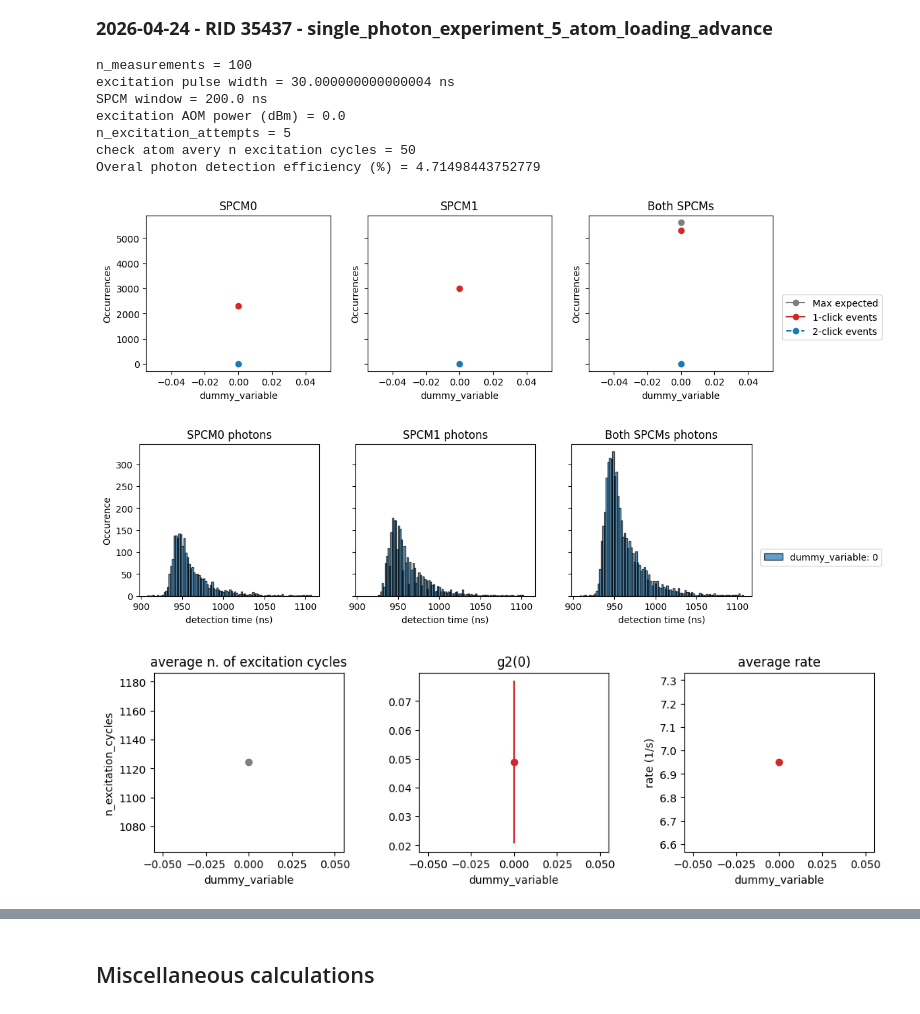
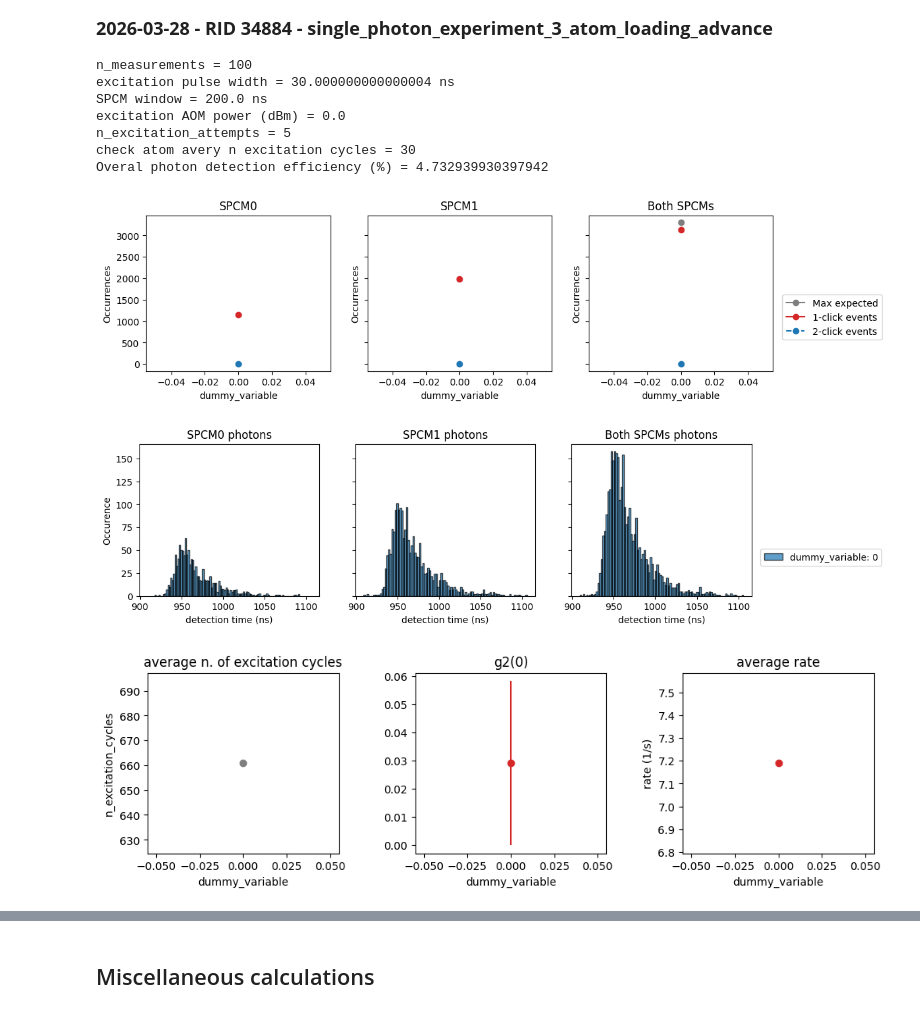
Before and after one commit to QuantumQuadrate/qn_artiq_routines, a Jupyter notebook: Analysis/Single photon analysis/singe_photon_analysis_2025.ipynb, the cells around one changed output, grey strips where cells are left out. Cells and saved outputs as stored; diff of their text form; code cells hidden in the pictures.

```diff
--- a/Analysis/Single photon analysis/singe_photon_analysis_2025.ipynb
+++ b/Analysis/Single photon analysis/singe_photon_analysis_2025.ipynb
@@ -0,0 +646,12 @@
+# %%
+"""
+Distribution of n_excitation_cycles.
+
+"""
+data = n_excitation_cycles[0:]
+
+plt.hist(data, bins=200, edgecolor='black', alpha=0.7, log=False)
+plt.xlabel("n_excitation_cycles")
+plt.ylabel("# of events")
+plt.title("Distribution of n_excitation_cycles")
+plt.show()
@@ -4,7 +827,7 @@ Valid for experiments from 2025-04-08 until ...
 
 Compared to the one below, I have added the histogram of BothSPCMs. Since 2025-04-08, I added BothSPCMs_RO1 and BothSPCMs_RO2 datasets and they should be used to check for atom loading and calculate retention. This is because with PBS in node 1, SPCM0_RO1 and 2 depend on the waveplates angles and the average of SPCM0 and SPCM1 should be used.
 # %%
-date_filters = ["2026-04-24"]
+date_filters = ["2026-03-28"]
 
 from matplotlib import pyplot as plt
 import matplotlib as mpl
@@ -70,7 +891,7 @@ file 11 (C:\Networking Experiment\artiq codes\artiq-master\results\2026-04-24\11
 # %%
 ### the file(s) to analyze:
 file_indices = {
-    10:'',
+    6:'',
 }
 
 compare = True # compare multiple files in the same retention and loading plots
@@ -419,24 +1240,6 @@ if scan_variable1_name == 'dummy_variable':
     iterations = 1
     scan_sequence1 = [0]
 
-
-
-### When max_clicks = 1, each SPCM timestamp dataset becomes effectively one column. This function adds a dummy column to keep the shape of
-### the array even when max_clicks = 1. Otherwise, the code breaks when max_clicks = 1.
-def make_2d_tStamps(arr):
-    arr = np.asarray(arr)
-    if arr.ndim == 1:
-        arr = arr.reshape(-1, 1)
-    if arr.shape[1] == 1:
-        # explicitly add missing 2nd column
-        arr = np.hstack((arr, -1 * np.ones((arr.shape[0], 1))))
-    return arr
-
-
-
-
-
-
 ## To look at specific iterations, you can select in scan_sequence_1, for example scan_sequence1 = [0,2]. For now, the first element has to be 0.
 # scan_sequence1 = [0,4]
 # iterations = len(scan_sequence1)
@@ -477,46 +1280,21 @@ end_indices = np.cumsum(n_tStamps_iAll)
 start_indices = np.insert(end_indices[:-1], 0, 0) ### prepend a 0 for the starting index
 
 for i in range(iterations):
-    # start = start_indices[i]
-    # end = end_indices[i]
-    # SPCM0_tStamps_i = SPCM0_SinglePhoton_tStamps[1:][start:end]
-    # SPCM1_tStamps_i = SPCM1_SinglePhoton_tStamps[1:][start:end]
-    # t1_reference_i = reference_tStamps_t1[1:][start:end]
-
-    # ### number of 1-click events (the first column in SPCM0_tStamps_i is none -1)
-    # SPCM0_1click_counts_iAll = np.append(SPCM0_1click_counts_iAll, np.count_nonzero(SPCM0_tStamps_i[:, 0] != -1))
-    # ### number of 2-click events (the 2nd column in SPCM0_tStamps_i is none -1)
-    # SPCM0_2click_counts_iAll = np.append(SPCM0_2click_counts_iAll, np.count_nonzero(SPCM0_tStamps_i[:, 1] != -1))
-
-    # ### number of 1-click events (the first column in SPCM1_tStamps_i is none -1)
-    # SPCM1_1click_counts_iAll = np.append(SPCM1_1click_counts_iAll, np.count_nonzero(SPCM1_tStamps_i[:, 0] != -1))
-    # ### number of 2-click events (the 2nd column in SPCM1_tStamps_i is none -1)
-    # SPCM1_2click_counts_iAll = np.append(SPCM1_2click_counts_iAll, np.count_nonzero(SPCM1_tStamps_i[:, 1] != -1))
-
-
     start = start_indices[i]
     end = end_indices[i]
-    SPCM0_tStamps_i = make_2d_tStamps(SPCM0_SinglePhoton_tStamps[1:][start:end])
-    SPCM1_tStamps_i = make_2d_tStamps(SPCM1_SinglePhoton_tStamps[1:][start:end])
+    SPCM0_tStamps_i = SPCM0_SinglePhoton_tStamps[1:][start:end]
+    SPCM1_tStamps_i = SPCM1_SinglePhoton_tStamps[1:][start:end]
     t1_reference_i = reference_tStamps_t1[1:][start:end]
 
     ### number of 1-click events (the first column in SPCM0_tStamps_i is none -1)
     SPCM0_1click_counts_iAll = np.append(SPCM0_1click_counts_iAll, np.count_nonzero(SPCM0_tStamps_i[:, 0] != -1))
     ### number of 2-click events (the 2nd column in SPCM0_tStamps_i is none -1)
-    if SPCM0_tStamps_i.shape[1] > 1:
-        SPCM0_2click_counts_iAll = np.append(SPCM0_2click_counts_iAll, np.count_nonzero(SPCM0_tStamps_i[:, 1] != -1))
-    else:
-        SPCM0_2click_counts_iAll = np.append(SPCM0_2click_counts_iAll, 0)
+    SPCM0_2click_counts_iAll = np.append(SPCM0_2click_counts_iAll, np.count_nonzero(SPCM0_tStamps_i[:, 1] != -1))
 
     ### number of 1-click events (the first column in SPCM1_tStamps_i is none -1)
     SPCM1_1click_counts_iAll = np.append(SPCM1_1click_counts_iAll, np.count_nonzero(SPCM1_tStamps_i[:, 0] != -1))
     ### number of 2-click events (the 2nd column in SPCM1_tStamps_i is none -1)
-    if SPCM1_tStamps_i.shape[1] > 1:
-        SPCM1_2click_counts_iAll = np.append(SPCM1_2click_counts_iAll, np.count_nonzero(SPCM1_tStamps_i[:, 1] != -1))
-    else:
-        SPCM1_2click_counts_iAll = np.append(SPCM1_2click_counts_iAll, 0)
-
-
+    SPCM1_2click_counts_iAll = np.append(SPCM1_2click_counts_iAll, np.count_nonzero(SPCM1_tStamps_i[:, 1] != -1))
 
 
     ### the timestamps relative to reference time. -1 events are excluded.
@@ -644,39 +1422,39 @@ for i in range(iterations):
 
 fig, axs = plt.subplots(1, 3, figsize=(12, 3))
 ########################################## Plot average number of excitation_cycles per measuremnt
 axs[0].plot(scan_sequence1, n_excitation_cycles_iAll/n_measurements, label='ave excitation cycle', marker='o', color='tab:gray')
 axs[0].set_xlabel(scan_variable1_name)
 axs[0].set_ylabel('n_excitation_cycles')
 axs[0].set_title('average n. of excitation cycles')
 
 ########################################## Plot g2
 axs[1].plot(scan_sequence1, g2_0, marker='o', color='tab:red')
 axs[1].errorbar(scan_sequence1, g2_0, yerr=g2_0_err, ls='none',color='tab:red')
 axs[1].set_xlabel(scan_variable1_name)
 # axs[1].set_ylabel('g2(0)')
 axs[1].set_title('g2(0)');
 
 ########################################## Plot avergae rate
 axs[2].plot(scan_sequence1, Ave_photon_rate_iAll, marker='o', color='tab:red')
 # axs[2].legend(loc=(1.05,0.5))
 axs[2].set_xlabel(scan_variable1_name)
 axs[2].set_ylabel('rate (1/s)')
 axs[2].set_title('average rate');
 
 plt.subplots_adjust(wspace=0.4)  # Increase spacing between subplots
 plt.show()
 # %% [output]
-2026-04-24 - RID 35437 - single_photon_experiment_5_atom_loading_advance
+2026-03-28 - RID 34884 - single_photon_experiment_3_atom_loading_advance
 n_measurements = 100
 excitation pulse width = 30.000000000000004 ns
 SPCM window = 200.0 ns
 excitation AOM power (dBm) = 0.0
 n_excitation_attempts = 5
-check atom avery n excitation cycles = 50
-Overal photon detection efficiency (%) = 4.71498443752779
+check atom avery n excitation cycles = 30
+Overal photon detection efficiency (%) = 4.732939930397942
-[figure, old version]
+[figure, new version]
-[figure, old version]
+[figure, new version]
-[figure, old version]
+[figure, new version]
 # %%
 """
 Distribution of n_excitation_cycles.
```
Also changed, not shown: parts of 26 cells of this notebook, 3 other files.
